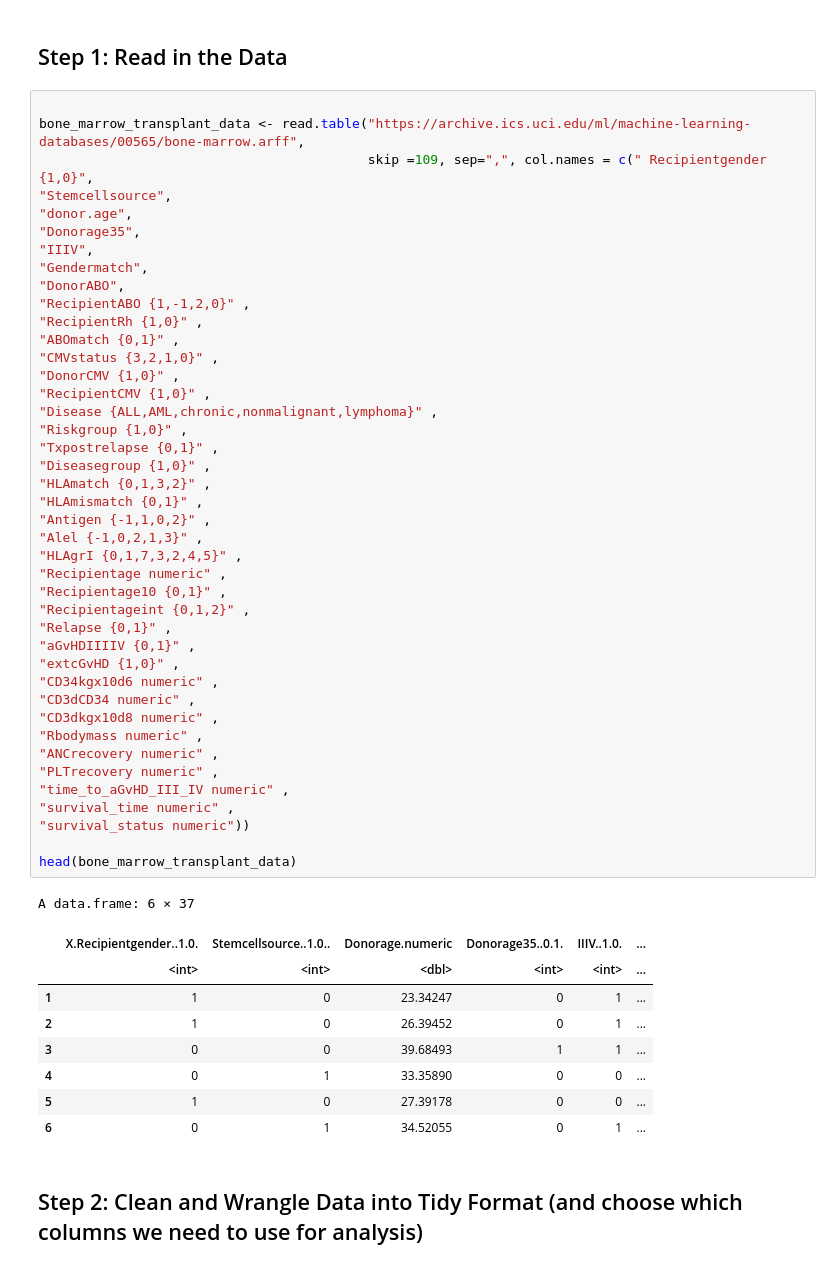
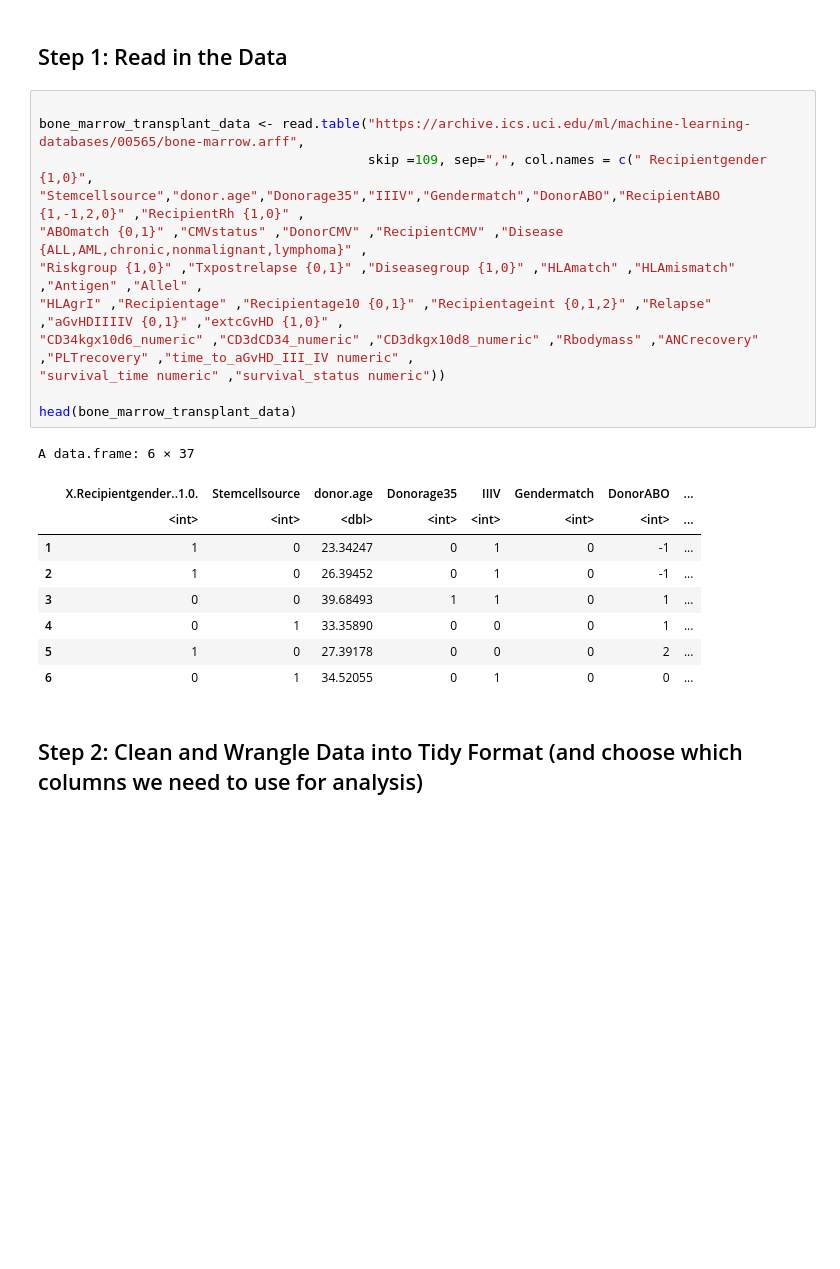
Before and after one commit to Phoebeml/ds_project, a Jupyter notebook: BoneMarrowProposal.ipynb, the cells around one changed output. Drawn from its saved outputs; the diff is of its cells as text; blank space fills up the shorter version.

```diff
--- a/BoneMarrowProposal.ipynb
+++ b/BoneMarrowProposal.ipynb
@@ -31,55 +33,25 @@ Step 1: Read in the Data
 # %%
 
 bone_marrow_transplant_data <- read.table("https://archive.ics.uci.edu/ml/machine-learning-databases/00565/bone-marrow.arff",
                                           skip =109, sep=",", col.names = c(" Recipientgender {1,0}",
-"Stemcellsource",
-"donor.age",
-"Donorage35",
-"IIIV",
-"Gendermatch",
-"DonorABO",
-"RecipientABO {1,-1,2,0}" ,
-"RecipientRh {1,0}" ,
-"ABOmatch {0,1}" ,
-"CMVstatus {3,2,1,0}" ,
-"DonorCMV {1,0}" ,
-"RecipientCMV {1,0}" ,
-"Disease {ALL,AML,chronic,nonmalignant,lymphoma}" ,
-"Riskgroup {1,0}" ,
-"Txpostrelapse {0,1}" ,
-"Diseasegroup {1,0}" ,
-"HLAmatch {0,1,3,2}" ,
-"HLAmismatch {0,1}" ,
-"Antigen {-1,1,0,2}" ,
-"Alel {-1,0,2,1,3}" ,
-"HLAgrI {0,1,7,3,2,4,5}" ,
-"Recipientage numeric" ,
-"Recipientage10 {0,1}" ,
-"Recipientageint {0,1,2}" ,
-"Relapse {0,1}" ,
-"aGvHDIIIIV {0,1}" ,
-"extcGvHD {1,0}" ,
-"CD34kgx10d6 numeric" ,
-"CD3dCD34 numeric" ,
-"CD3dkgx10d8 numeric" ,
-"Rbodymass numeric" ,
-"ANCrecovery numeric" ,
-"PLTrecovery numeric" ,
-"time_to_aGvHD_III_IV numeric" ,
-"survival_time numeric" ,
-"survival_status numeric"))
+"Stemcellsource","donor.age","Donorage35","IIIV","Gendermatch","DonorABO","RecipientABO {1,-1,2,0}" ,"RecipientRh {1,0}" ,
+"ABOmatch {0,1}" ,"CMVstatus" ,"DonorCMV" ,"RecipientCMV" ,"Disease {ALL,AML,chronic,nonmalignant,lymphoma}" ,
+"Riskgroup {1,0}" ,"Txpostrelapse {0,1}" ,"Diseasegroup {1,0}" ,"HLAmatch" ,"HLAmismatch" ,"Antigen" ,"Allel" ,
+"HLAgrI" ,"Recipientage" ,"Recipientage10 {0,1}" ,"Recipientageint {0,1,2}" ,"Relapse" ,"aGvHDIIIIV {0,1}" ,"extcGvHD {1,0}" ,
+"CD34kgx10d6_numeric" ,"CD3dCD34_numeric" ,"CD3dkgx10d8_numeric" ,"Rbodymass" ,"ANCrecovery" ,"PLTrecovery" ,"time_to_aGvHD_III_IV numeric" ,
+"survival_time numeric" ,"survival_status numeric"))
 
 head(bone_marrow_transplant_data)
 # %% [output]
 A data.frame: 6 × 37
-|  | X.Recipientgender..1.0. | Stemcellsource..1.0.. | Donorage.numeric | Donorage35..0.1. | IIIV..1.0. | ... |
-|  | <int> | <int> | <dbl> | <int> | <int> | ... |
-| 1 | 1 | 0 | 23.34247 | 0 | 1 | ... |
-| 2 | 1 | 0 | 26.39452 | 0 | 1 | ... |
-| 3 | 0 | 0 | 39.68493 | 1 | 1 | ... |
-| 4 | 0 | 1 | 33.35890 | 0 | 0 | ... |
-| 5 | 1 | 0 | 27.39178 | 0 | 0 | ... |
-| 6 | 0 | 1 | 34.52055 | 0 | 1 | ... |
+|  | X.Recipientgender..1.0. | Stemcellsource | donor.age | Donorage35 | IIIV | Gendermatch | DonorABO | ... |
+|  | <int> | <int> | <dbl> | <int> | <int> | <int> | <int> | ... |
+| 1 | 1 | 0 | 23.34247 | 0 | 1 | 0 | -1 | ... |
+| 2 | 1 | 0 | 26.39452 | 0 | 1 | 0 | -1 | ... |
+| 3 | 0 | 0 | 39.68493 | 1 | 1 | 0 | 1 | ... |
+| 4 | 0 | 1 | 33.35890 | 0 | 0 | 0 | 1 | ... |
+| 5 | 1 | 0 | 27.39178 | 0 | 0 | 0 | 2 | ... |
+| 6 | 0 | 1 | 34.52055 | 0 | 1 | 0 | 0 | ... |
 # %% [markdown]
 Step 2: Clean and Wrangle Data into Tidy Format (and choose which columns we need to use for analysis)
 -----
```
Also changed, not shown: parts of 6 cells of this notebook.
